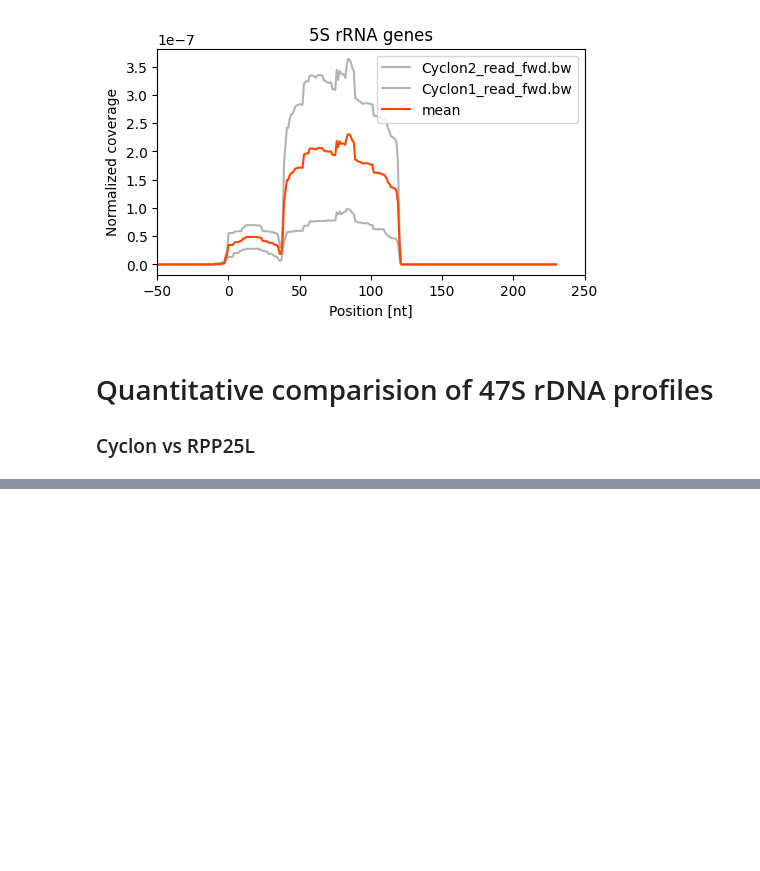
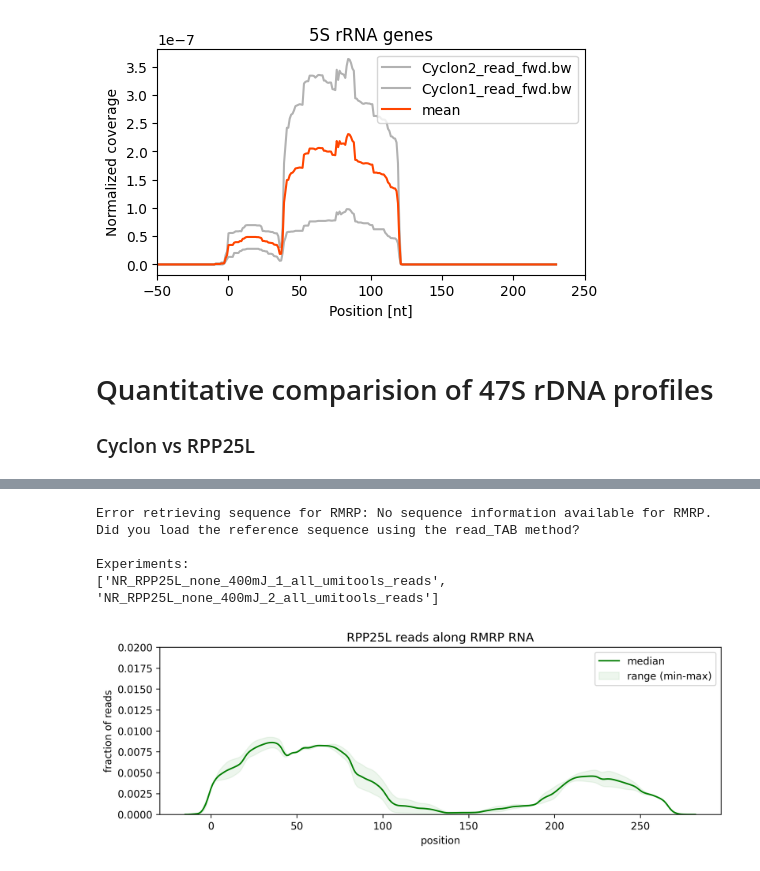
Before and after one commit to TurowskiLab/example-trxtools-Cyclon, a Jupyter notebook: analysis/02_human_rDNA.ipynb, the cells around one changed output, grey strips where cells are left out. Drawn from its saved outputs; the diff is of its cells as text; code cells hidden in the pictures; blank space fills up the shorter version.

```diff
--- a/analysis/02_human_rDNA.ipynb
+++ b/analysis/02_human_rDNA.ipynb
@@ -434,0 +470,19 @@ Experiments:
+# %%
+flank = 20
+
+df51_RMRP_read_04 = geneFromBigWig(gene_name="RMRP", data_path=bwDir_04a,
+                                     data_files=data_files_read_04a, gtf=gtf,ranges=flank)
+
+df52_RMRP = tt.profiles.profileTools.preprocess(df51_RMRP_read_04,
+                                     let_in=['RPP25L'],
+                                     let_out=["CPM", "Cyclon-",'del0'],stats=True)
+
+tt.plotting.plot_as_box_plot(df52_RMRP, figsize=(10,3), title="RPP25L reads along RMRP RNA",
+                            #  start=12000,stop=13000,
+                             dpi=300,ylim=(None,0.02),offset=20,fname='Fig_04_RMRP_reads.png')
+# %% [output]
+Error retrieving sequence for RMRP: No sequence information available for RMRP. Did you load the reference sequence using the read_TAB method?
+
+Experiments:
+['NR_RPP25L_none_400mJ_1_all_umitools_reads', 'NR_RPP25L_none_400mJ_2_all_umitools_reads']
+[figure, added]
```
Also changed, not shown: parts of 7 cells of this notebook, 6 other files.
